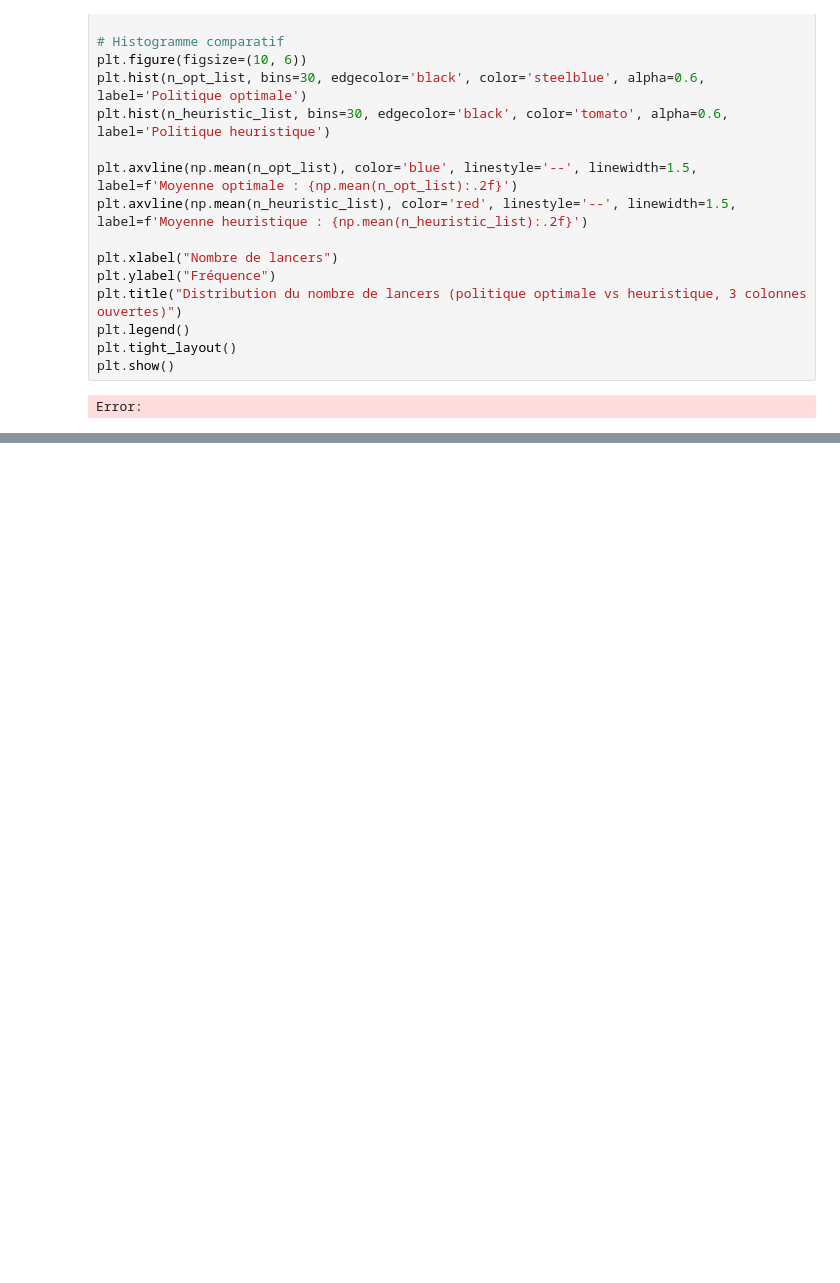
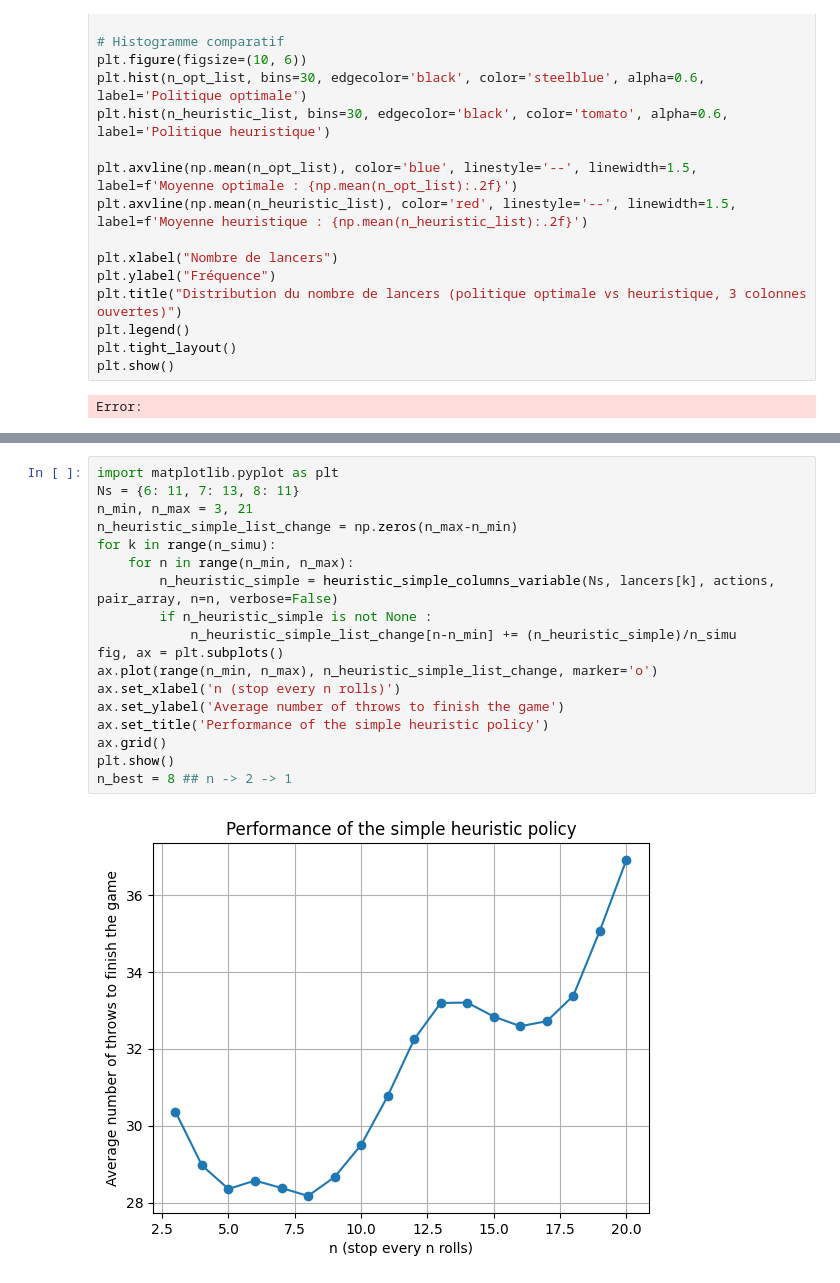
Before and after one commit to CamilleBernardB/Can-t-Stop-projet-IMI, a Jupyter notebook: 3 columns with numba.ipynb, the cells around one changed output, grey strips where cells are left out. Saved outputs shown, nothing was run; the diff lists cells and outputs as text; blank space fills up the shorter version.

```diff
--- a/3 columns with numba.ipynb
+++ b/3 columns with numba.ipynb
@@ -1341,0 +1492,20 @@ Simple heuristic policy : 27.878
+# %%
+import matplotlib.pyplot as plt
+Ns = {6: 11, 7: 13, 8: 11}
+n_min, n_max = 3, 21
+n_heuristic_simple_list_change = np.zeros(n_max-n_min)
+for k in range(n_simu):
+    for n in range(n_min, n_max):
+        n_heuristic_simple = heuristic_simple_columns_variable(Ns, lancers[k], actions, pair_array, n=n, verbose=False)
+        if n_heuristic_simple is not None :
+            n_heuristic_simple_list_change[n-n_min] += (n_heuristic_simple)/n_simu
+fig, ax = plt.subplots()
+ax.plot(range(n_min, n_max), n_heuristic_simple_list_change, marker='o')
+ax.set_xlabel('n (stop every n rolls)')
+ax.set_ylabel('Average number of throws to finish the game')
+ax.set_title('Performance of the simple heuristic policy')
+ax.grid()
+plt.show()
+n_best = 8 ## n -> 2 -> 1
+# %% [output]
+[figure, added]
```
Also changed, not shown: parts of 13 cells of this notebook.
